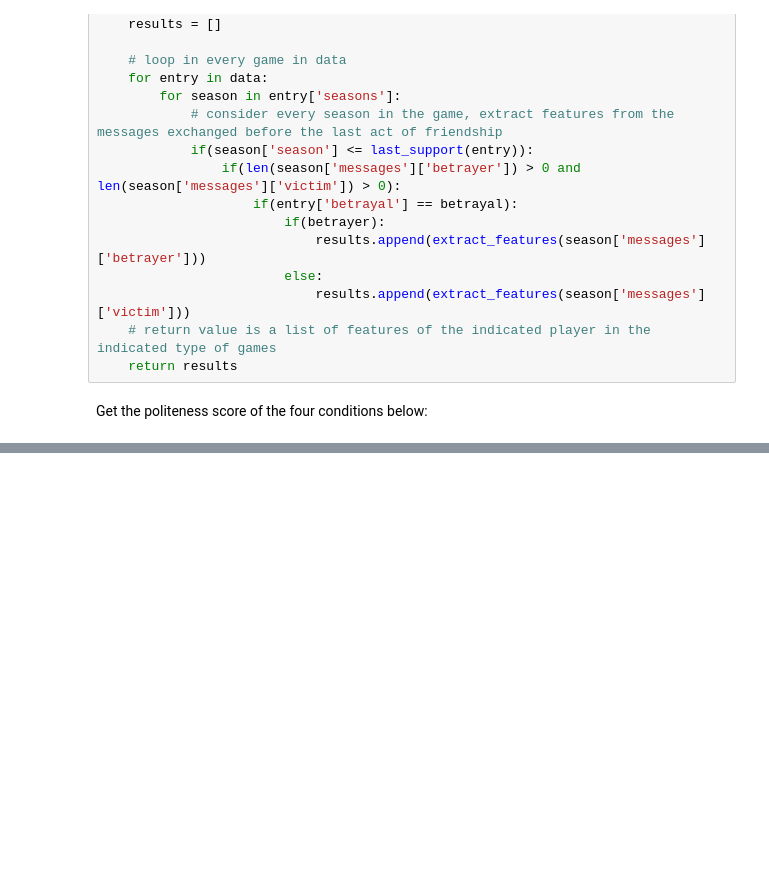
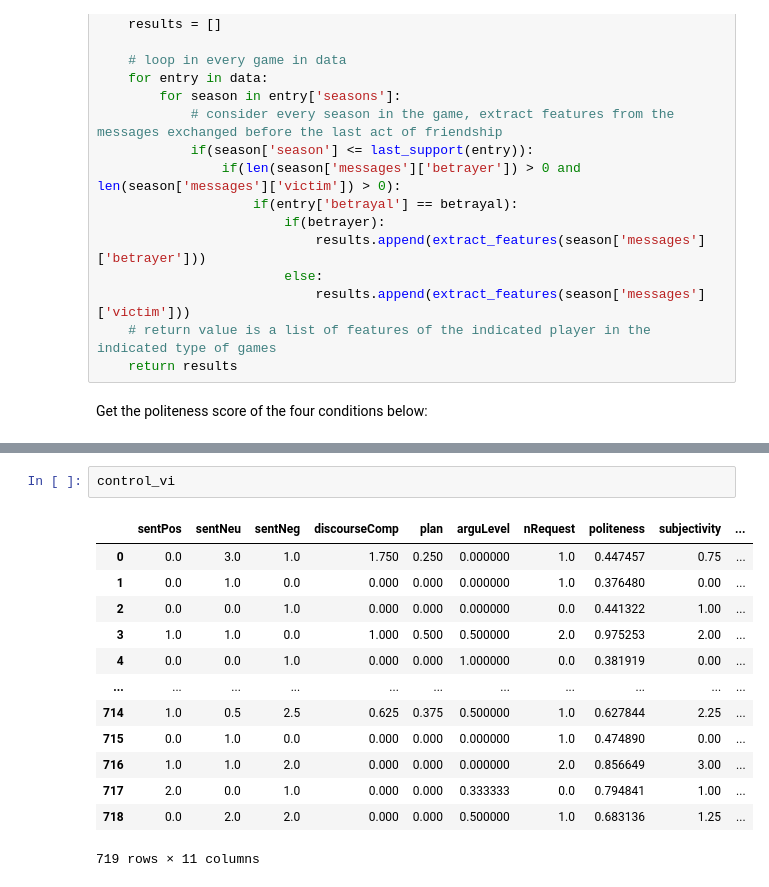
Before and after one commit to epfl-ada/ada-2020-project-milestone-p3-p3_tfpandas, a Jupyter notebook: extension.ipynb, the cells around one changed output, grey strips where cells are left out. Cells and saved outputs as stored; diff of their text form; blank space fills up the shorter version.

```diff
--- a/extension.ipynb
+++ b/extension.ipynb
@@ -162,0 +192,16 @@ betray_er
+# %%
+control_vi
+# %% [output]
+|  | sentPos | sentNeu | sentNeg | discourseComp | plan | arguLevel | nRequest | politeness | subjectivity | ... |
+| 0 | 0.0 | 3.0 | 1.0 | 1.750 | 0.250 | 0.000000 | 1.0 | 0.447457 | 0.75 | ... |
+| 1 | 0.0 | 1.0 | 0.0 | 0.000 | 0.000 | 0.000000 | 1.0 | 0.376480 | 0.00 | ... |
+| 2 | 0.0 | 0.0 | 1.0 | 0.000 | 0.000 | 0.000000 | 0.0 | 0.441322 | 1.00 | ... |
+| 3 | 1.0 | 1.0 | 0.0 | 1.000 | 0.500 | 0.500000 | 2.0 | 0.975253 | 2.00 | ... |
+| 4 | 0.0 | 0.0 | 1.0 | 0.000 | 0.000 | 1.000000 | 0.0 | 0.381919 | 0.00 | ... |
+| ... | ... | ... | ... | ... | ... | ... | ... | ... | ... | ... |
+| 714 | 1.0 | 0.5 | 2.5 | 0.625 | 0.375 | 0.500000 | 1.0 | 0.627844 | 2.25 | ... |
+| 715 | 0.0 | 1.0 | 0.0 | 0.000 | 0.000 | 0.000000 | 1.0 | 0.474890 | 0.00 | ... |
+| 716 | 1.0 | 1.0 | 2.0 | 0.000 | 0.000 | 0.000000 | 2.0 | 0.856649 | 3.00 | ... |
+| 717 | 2.0 | 0.0 | 1.0 | 0.000 | 0.000 | 0.333333 | 0.0 | 0.794841 | 1.00 | ... |
+| 718 | 0.0 | 2.0 | 2.0 | 0.000 | 0.000 | 0.500000 | 1.0 | 0.683136 | 1.25 | ... |
+719 rows × 11 columns
```
Also changed, not shown: parts of 5 cells of this notebook.
